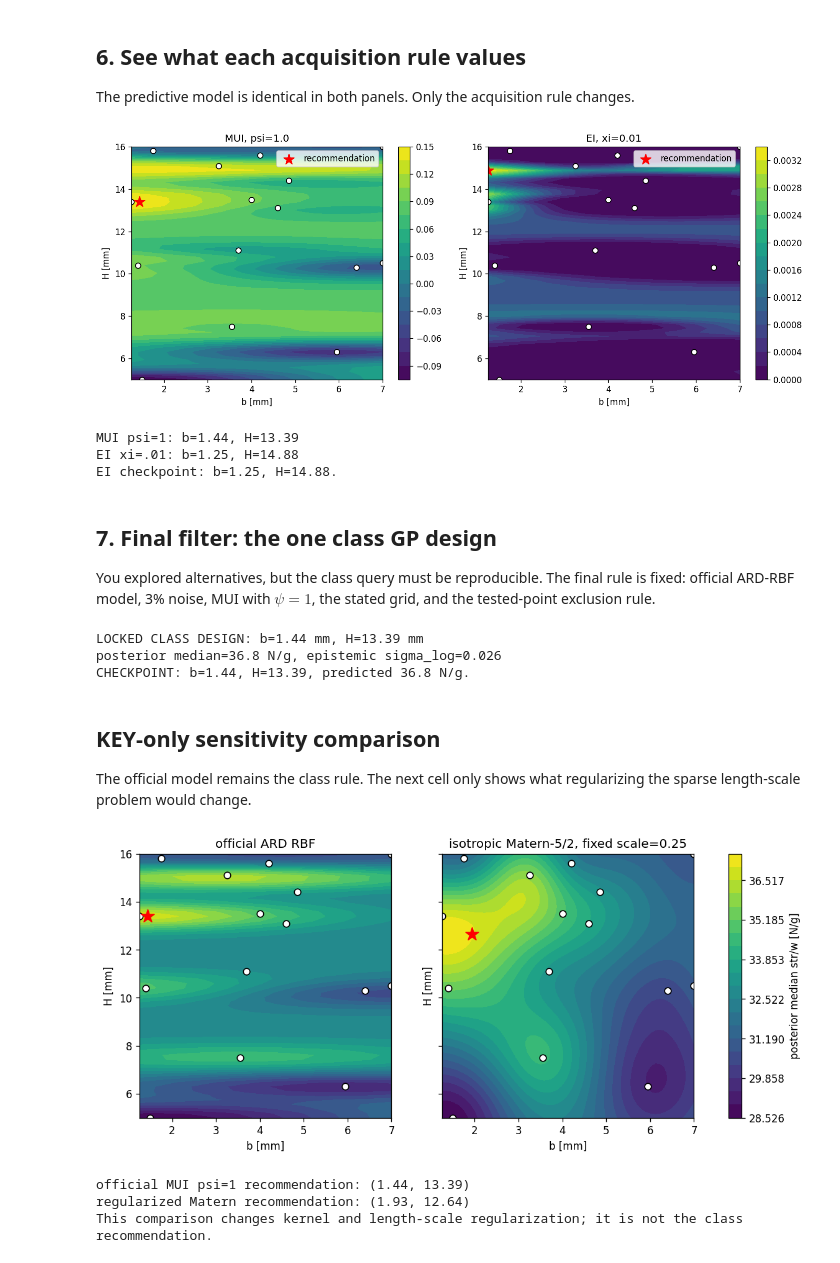
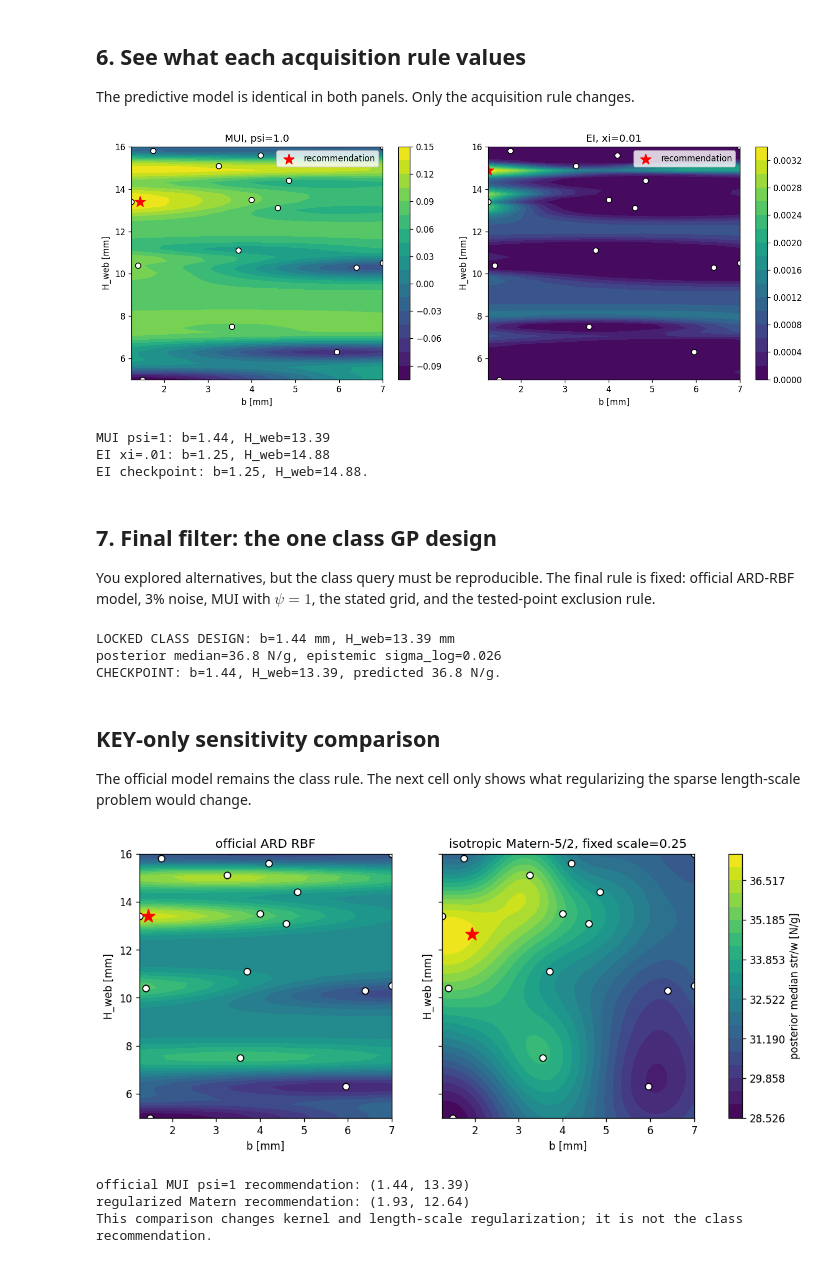
Before and after one commit to andrewvoss8-boop/core-me-data-science-activities-public, a Jupyter notebook: me323/Module1_drafts/ME323_Module1_Prelab2_ML_KEY.ipynb, the cells around one changed output. Saved outputs shown, nothing was run; the diff lists cells and outputs as text; code cells hidden in the pictures.

```diff
--- a/me323/Module1_drafts/ME323_Module1_Prelab2_ML_KEY.ipynb
+++ b/me323/Module1_drafts/ME323_Module1_Prelab2_ML_KEY.ipynb
@@ -156,8 +183,9 @@ for ax, (name, _), Z in zip(axes.flat, option_models, option_means):
     cf = ax.contourf(BB, HH, Z, levels=np.linspace(vmin, vmax, 21),
                      vmin=vmin, vmax=vmax)
     ax.scatter(df.b, df.H, c="white", edgecolor="black", s=35)
-    ax.set_title(name, fontsize=9); ax.set_xlabel("b [mm]"); ax.set_ylabel("H [mm]")
+    ax.set_title(name, fontsize=9)
+    ax.set_xlabel("b [mm]"); ax.set_ylabel("H_web [mm]")
 axes.flat[-1].axis("off")
-fig.colorbar(cf, ax=axes.ravel().tolist(), label="posterior mean str/w [N/g]")
+fig.colorbar(cf, ax=axes.ravel().tolist(), label="central prediction str/w [N/g]")
 plt.show()
 # %% [output]
@@ -183,7 +211,7 @@ STD = std.reshape(BB.shape)
 ls_std = np.asarray(gp.kernel_.k2.length_scale, float)
 ls_mm = ls_std*fsd
 print("fitted official kernel:", gp.kernel_)
-print(f"physical length scales: b={ls_mm[0]:.2f} mm, H={ls_mm[1]:.2f} mm")
+print(f"physical length scales: b={ls_mm[0]:.2f} mm, H_web={ls_mm[1]:.2f} mm")
 print("checkpoint kernel: roughly 0.0799**2 * RBF(length_scale=[1.79, 0.129])")
 
 fig, ax = plt.subplots(1, 2, figsize=(12, 4.6))
@@ -191,7 +219,7 @@ for a, Z, title in [(ax[0], MU, "posterior median str/w [N/g]"),
                     (ax[1], STD, "epistemic standard deviation [log units]")]:
     cf = a.contourf(BB, HH, Z, levels=20); fig.colorbar(cf, ax=a)
     a.scatter(df.b, df.H, c="white", edgecolor="black", s=45)
-    a.set_xlabel("b [mm]"); a.set_ylabel("H [mm]"); a.set_title(title)
+    a.set_xlabel("b [mm]"); a.set_ylabel("H_web [mm]"); a.set_title(title)
 plt.tight_layout(); plt.show()
 # %% [output]
 fitted official kernel: 0.0799**2 * RBF(length_scale=[1.79, 0.129])
@@ -225,14 +323,15 @@ for col, pct in enumerate([1, 3, 10]):
     total2 = np.sqrt(s2**2+r**2)
     noise_fits[pct] = (g2, m2, s2)
     i = int(np.argmax(np.where(tested_excl, -np.inf, m2+s2)))
-    noise_rows.append(dict(noise_pct=pct, b=Xg[i,0], H=Xg[i,1],
-                           mean_sw=np.exp(m2[i]+ymean),
+    noise_rows.append(dict(noise_pct=pct, b=Xg[i,0], H_web=Xg[i,1],
+                           median_sw=np.exp(m2[i]+ymean),
                            sigma_epistemic=s2[i], sigma_total=total2[i]))
     for row, (Z, label) in enumerate([(s2, "epistemic"), (total2, "total")]):
         cf = axes[row, col].contourf(BB, HH, Z.reshape(BB.shape), levels=20)
         axes[row, col].scatter(df.b, df.H, c="white", edgecolor="black", s=30)
         axes[row, col].set_title(f"{pct}% noise: {label} sigma")
-        axes[row, col].set_xlabel("b [mm]"); axes[row, col].set_ylabel("H [mm]")
+        axes[row, col].set_xlabel("b [mm]")
+        axes[row, col].set_ylabel("H_web [mm]")
         fig.colorbar(cf, ax=axes[row, col])
 plt.tight_layout(); plt.show()
 print(pd.DataFrame(noise_rows).round(3).to_string(index=False))
@@ -326,16 +425,17 @@ for ax, Z, title, xrec in [
     cf = ax.contourf(BB, HH, Z, levels=20); fig.colorbar(cf, ax=ax)
     ax.scatter(df.b, df.H, c="white", edgecolor="black", s=40)
     ax.scatter(*xrec, c="red", marker="*", s=170, label="recommendation")
-    ax.set_xlabel("b [mm]"); ax.set_ylabel("H [mm]"); ax.set_title(title); ax.legend()
+    ax.set_xlabel("b [mm]"); ax.set_ylabel("H_web [mm]")
+    ax.set_title(title); ax.legend()
 plt.tight_layout(); plt.show()
-print(f"MUI psi=1: b={x_mui[0]:.2f}, H={x_mui[1]:.2f}")
-print(f"EI xi=.01: b={x_ei[0]:.2f}, H={x_ei[1]:.2f}")
-print("EI checkpoint: b=1.25, H=14.88.")
+print(f"MUI psi=1: b={x_mui[0]:.2f}, H_web={x_mui[1]:.2f}")
+print(f"EI xi=.01: b={x_ei[0]:.2f}, H_web={x_ei[1]:.2f}")
+print("EI checkpoint: b=1.25, H_web=14.88.")
 # %% [output]
-[figure, old version]
+[figure, new version]
-MUI psi=1: b=1.44, H=13.39
-EI xi=.01: b=1.25, H=14.88
-EI checkpoint: b=1.25, H=14.88.
+MUI psi=1: b=1.44, H_web=13.39
+EI xi=.01: b=1.25, H_web=14.88
+EI checkpoint: b=1.25, H_web=14.88.
 # %% [markdown]
 ## 7. Final filter: the one class GP design
 
@@ -344,11 +444,10 @@ rule is fixed: official ARD-RBF model, 3% noise, MUI with $\psi=1$, the stated
 grid, and the tested-point exclusion rule.
 # %%
 x_class, mean_class, sigma_class, _ = recommend_mui(1.0)
-print(f"LOCKED CLASS DESIGN: b={x_class[0]:.2f} mm, H={x_class[1]:.2f} mm")
+print(f"LOCKED CLASS DESIGN: b={x_class[0]:.2f} mm, H_web={x_class[1]:.2f} mm")
 print(f"posterior median={mean_class:.1f} N/g, epistemic sigma_log={sigma_class:.3f}")
-print("CHECKPOINT: b=1.44, H=13.39, predicted 36.8 N/g.")
-assert abs(x_class[0]-1.44) < 0.06 and abs(x_class[1]-13.39) < 0.06
+print("CHECKPOINT: b=1.44, H_web=13.39, predicted 36.8 N/g.")
 # %% [output]
-LOCKED CLASS DESIGN: b=1.44 mm, H=13.39 mm
+LOCKED CLASS DESIGN: b=1.44 mm, H_web=13.39 mm
 posterior median=36.8 N/g, epistemic sigma_log=0.026
-CHECKPOINT: b=1.44, H=13.39, predicted 36.8 N/g.
+CHECKPOINT: b=1.44, H_web=13.39, predicted 36.8 N/g.
@@ -360,32 +462,32 @@ regularizing the sparse length-scale problem would change.
 # %%
 matern_fixed = GaussianProcessRegressor(
     C(1.0, (1e-3, 1e3))*Matern(
         length_scale=0.25, length_scale_bounds="fixed", nu=2.5),
     alpha=0.03**2, normalize_y=False,
     n_restarts_optimizer=5, random_state=0).fit(
         (X-np.array([1.25, 5.0]))/np.array([5.75, 11.0]), y-ymean)
 mm, ss = matern_fixed.predict(
     (Xg-np.array([1.25, 5.0]))/np.array([5.75, 11.0]), return_std=True)
 surfaces = [MU, np.exp(mm+ymean).reshape(BB.shape)]
 im = int(np.argmax(np.where(tested_excl, -np.inf, mm+ss)))
 x_matern = Xg[im]
 lo = min(z.min() for z in surfaces); hi = max(z.max() for z in surfaces)
 fig, axes = plt.subplots(1, 2, figsize=(12, 4.6), sharex=True, sharey=True)
 for ax, Z, title, xrec in zip(
         axes, surfaces,
         ["official ARD RBF", "isotropic Matern-5/2, fixed scale=0.25"],
         [x_class, x_matern]):
     cf = ax.contourf(BB, HH, Z, levels=np.linspace(lo, hi, 21), vmin=lo, vmax=hi)
     ax.scatter(df.b, df.H, c="white", edgecolor="black", s=40)
     ax.scatter(*xrec, c="red", marker="*", s=170)
-    ax.set_xlabel("b [mm]"); ax.set_ylabel("H [mm]"); ax.set_title(title)
+    ax.set_xlabel("b [mm]"); ax.set_ylabel("H_web [mm]"); ax.set_title(title)
 fig.colorbar(cf, ax=axes.ravel().tolist(), label="posterior median str/w [N/g]")
 plt.show()
 print(f"official MUI psi=1 recommendation: {tuple(np.round(x_class, 2))}")
 print(f"regularized Matern recommendation: {tuple(np.round(x_matern, 2))}")
 print("This comparison changes kernel and length-scale regularization; it is not the class recommendation.")
 # %% [output]
-[figure, old version]
+[figure, new version]
 official MUI psi=1 recommendation: (1.44, 13.39)
 regularized Matern recommendation: (1.93, 12.64)
 This comparison changes kernel and length-scale regularization; it is not the class recommendation.
```
Also changed, not shown: parts of 15 cells of this notebook, 41 other files.
